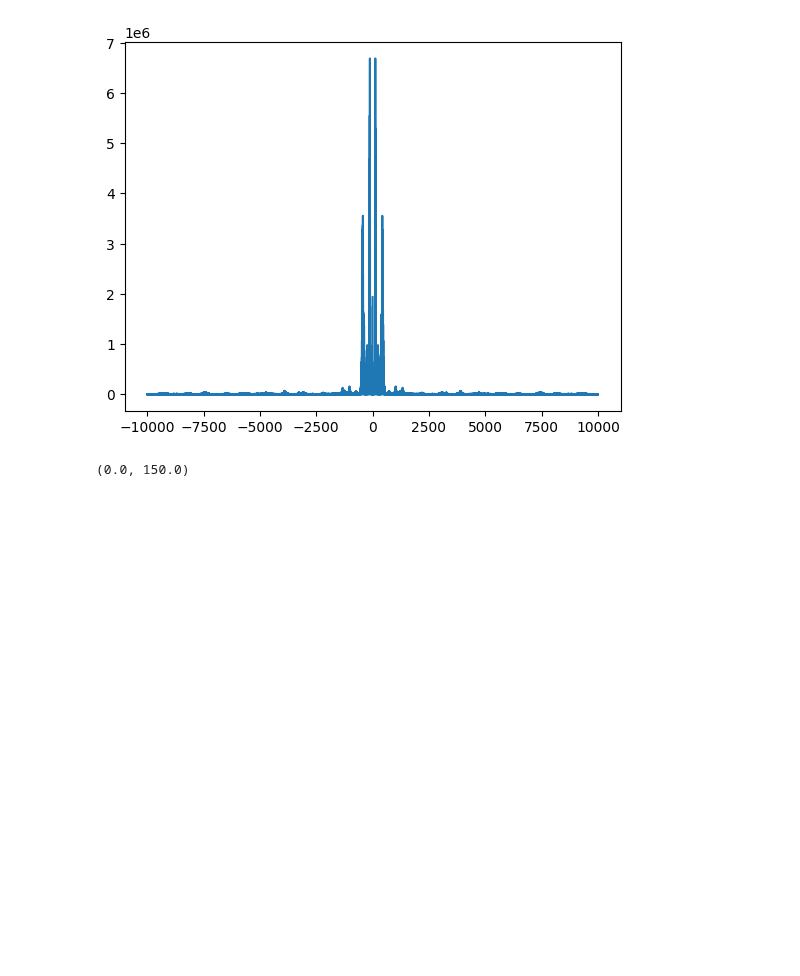
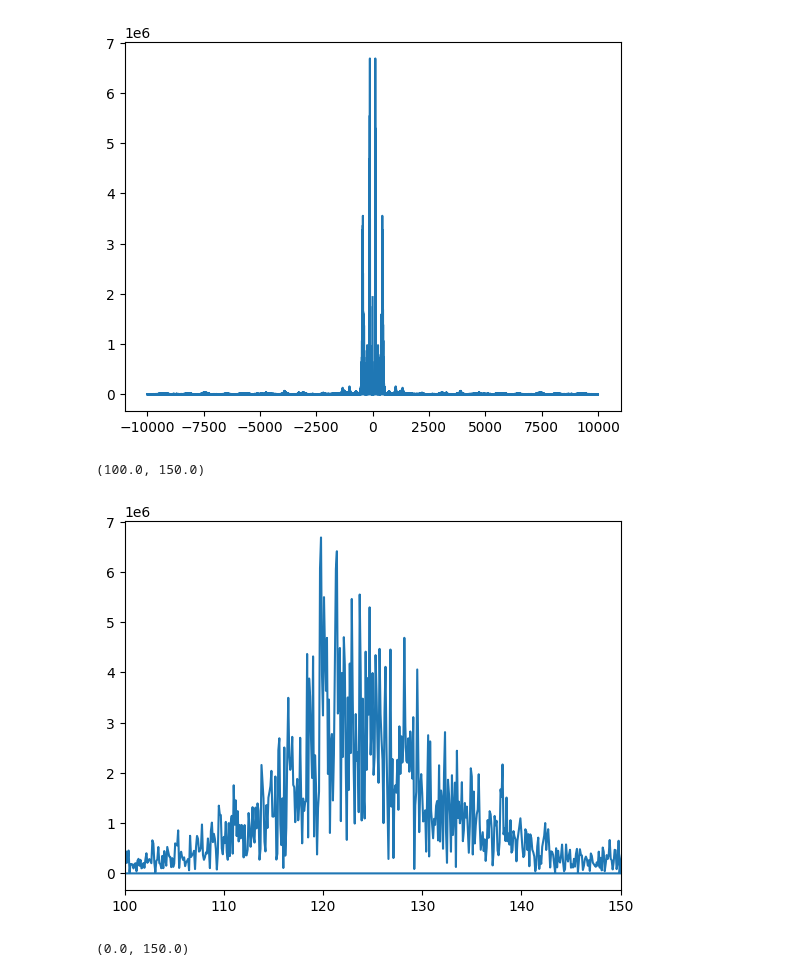
Before and after one commit to CaffineAddic/Wavelet_transforms_in_schlieren_flame_images, a Jupyter notebook: IIST_data/1/Pressure_data_1.ipynb, the cells around one changed output. Saved outputs shown, nothing was run; the diff lists cells and outputs as text; code cells hidden in the pictures; blank space fills up the shorter version.

```diff
--- a/IIST_data/1/Pressure_data_1.ipynb
+++ b/IIST_data/1/Pressure_data_1.ipynb
@@ -53,6 +53,12 @@ plt.plot(frequencies, abs(fft_sig))
 # %% [output]
 [<matplotlib.lines.Line2D at 0x...>]
 [figure]
+# %%
+plt.plot(frequencies, abs(fft_sig))
+plt.xlim(100,150)
+# %% [output]
+(100.0, 150.0)
+[figure, added]
 # %%
 plt.plot(frequencies, abs(fft_sig))
 plt.xlim(0,150)
```
Also changed, not shown: 10 other files.
